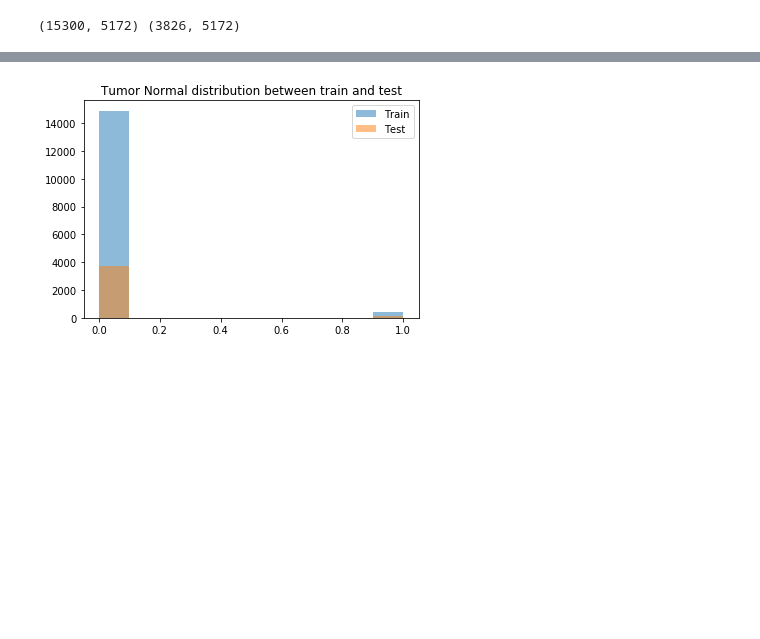
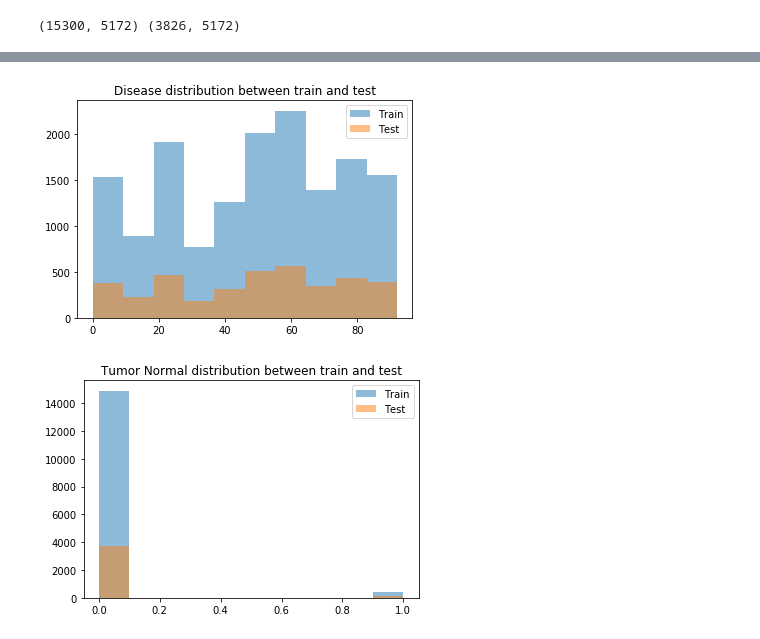
Before and after one commit to rcurrie/tumornormal, a Jupyter notebook: genesets.ipynb, the cells around one changed output, grey strips where cells are left out. Saved outputs shown, nothing was run; the diff lists cells and outputs as text; code cells hidden in the pictures; blank space fills up the shorter version.

```diff
--- a/genesets.ipynb
+++ b/genesets.ipynb
@@ -129 +178,10 @@ pyplot.show()
+# %%
+# Lets see how big each class is based on disease
+pyplot.hist(disease_train, alpha=0.5, label='Train')
+pyplot.hist(disease_test, alpha=0.5, label='Test')
+pyplot.legend(loc='upper right')
+pyplot.title("Disease distribution between train and test")
+pyplot.show()
+# %% [output]
+[figure, added]
 # %%
```
Also changed, not shown: parts of 19 cells of this notebook, 2 other files.
